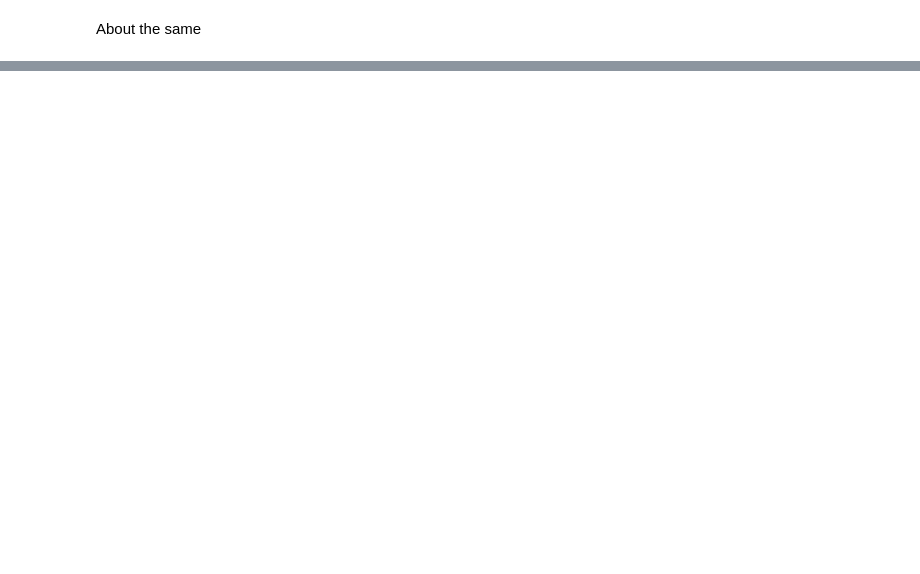
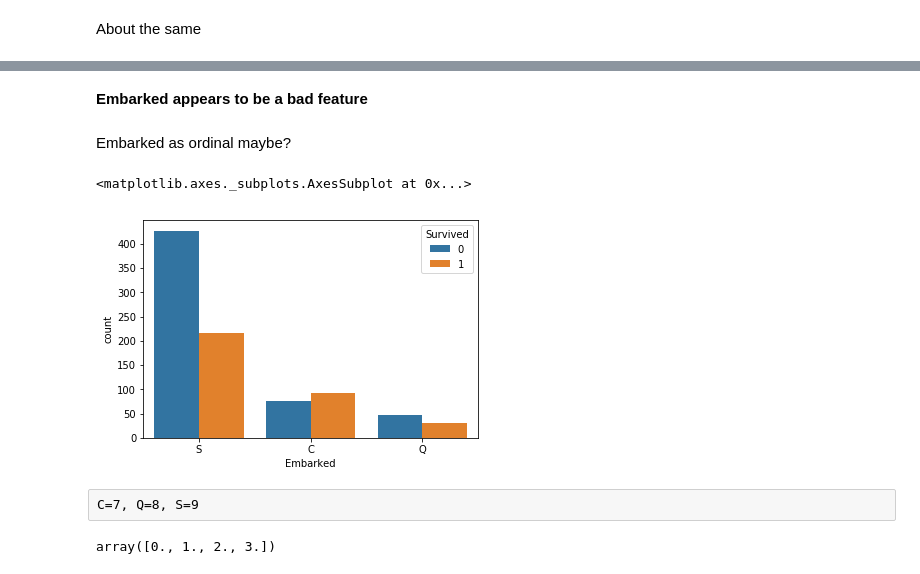
Before and after one commit to ralhadeff/kaggle-competitions, a Jupyter notebook: getting-started/titanic.ipynb, the cells around one changed output, grey strips where cells are left out. Saved outputs shown, nothing was run; the diff lists cells and outputs as text; code cells hidden in the pictures; blank space fills up the shorter version.

```diff
--- a/getting-started/titanic.ipynb
+++ b/getting-started/titanic.ipynb
@@ -581,0 +758,4 @@ About the same
+# %% [markdown]
+**Embarked appears to be a bad feature**
+# %% [markdown]
+Embarked as ordinal maybe?
@@ -581,0 +764,7 @@ About the same
+# %%
+sns.countplot(x='Embarked',hue='Survived',data=train)
+# %% [output]
+<matplotlib.axes._subplots.AxesSubplot at 0x...>
+[figure, added]
+# %% [raw]
+C=7, Q=8, S=9
@@ -581,0 +773,4 @@ About the same
+# %%
+np.unique(X_em[:,7])
+# %% [output]
+array([0., 1., 2., 3.])
```
Also changed, not shown: parts of 69 cells of this notebook, 1 other file.
